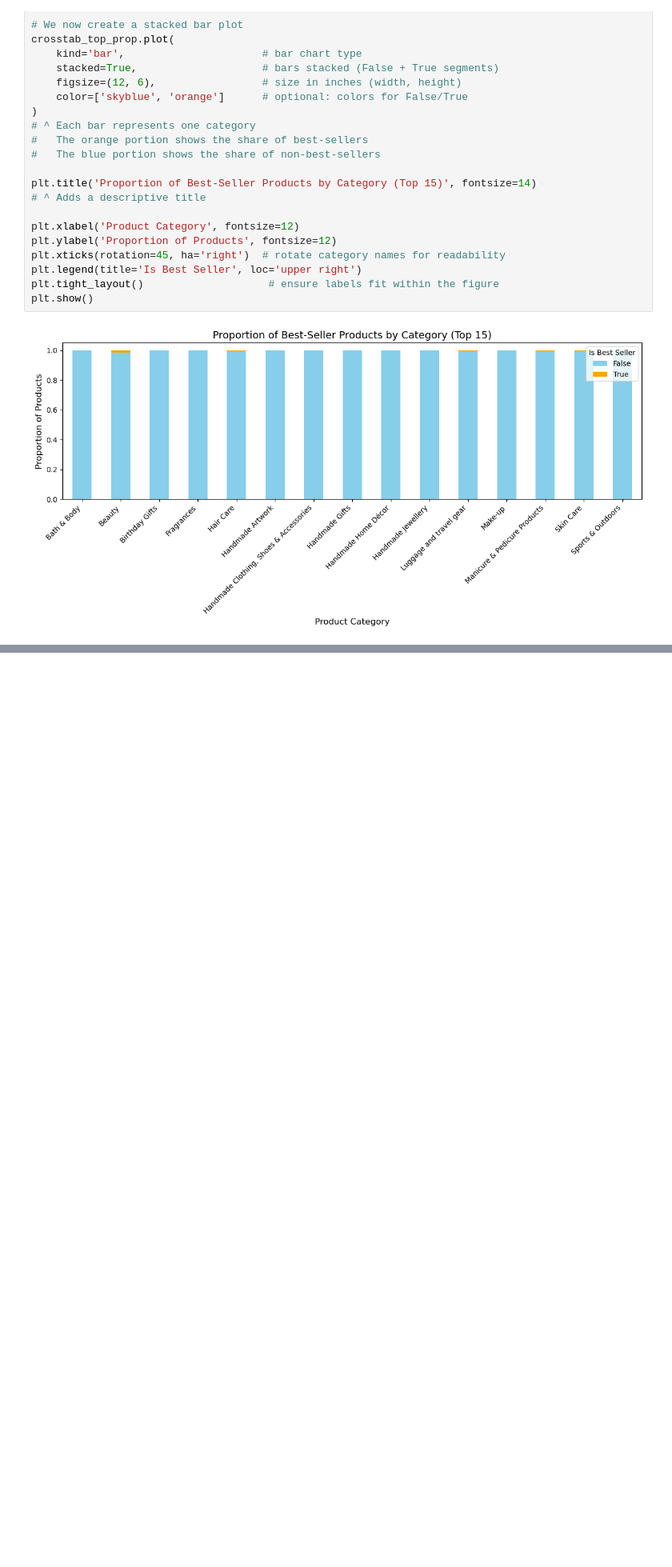
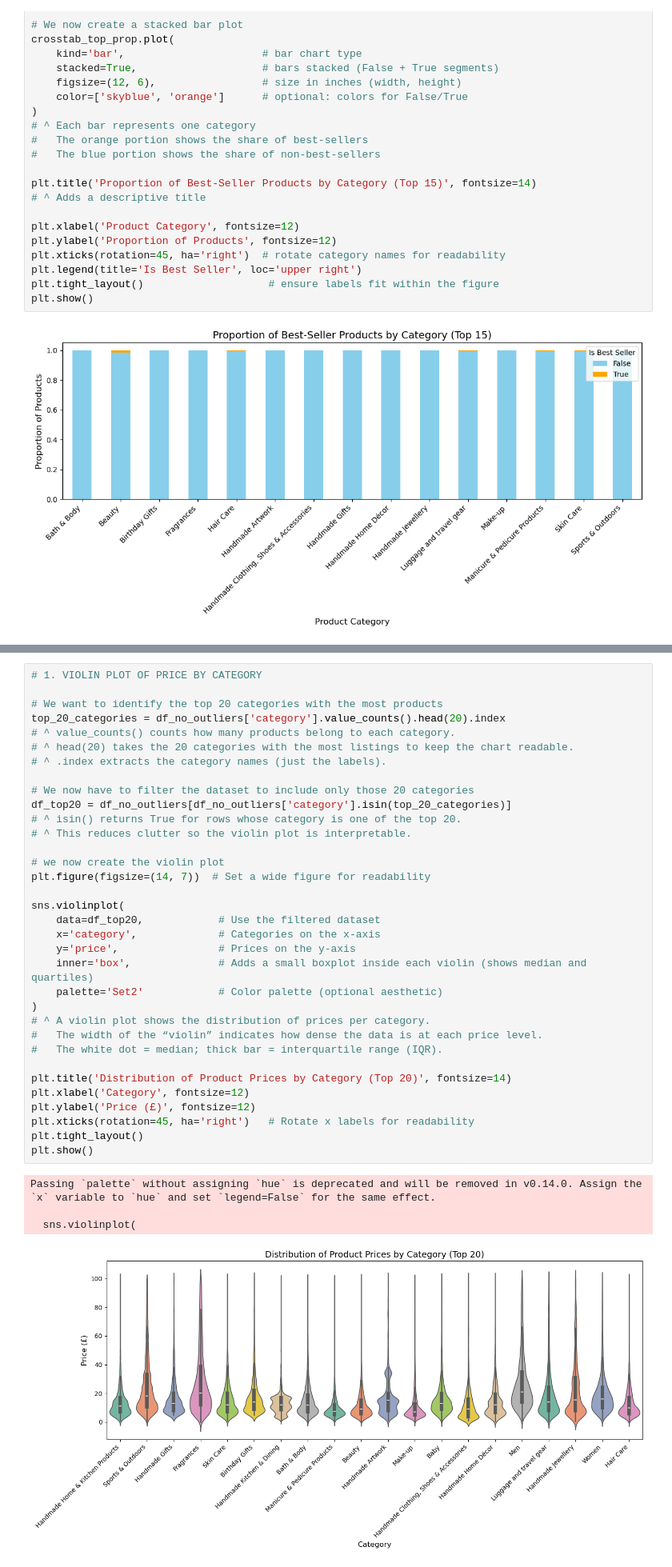
Before and after one commit to MrBrosman/lab-eda-bivariate, a Jupyter notebook: my_code.ipynb, the cells around one changed output, grey strips where cells are left out. Shown at 80% size. Cells and saved outputs as stored; diff of their text form; blank space fills up the shorter version.

```diff
--- a/my_code.ipynb
+++ b/my_code.ipynb
@@ -205,0 +302,39 @@ plt.show()
+# %%
+# 1. VIOLIN PLOT OF PRICE BY CATEGORY
+
+# We want to identify the top 20 categories with the most products
+top_20_categories = df_no_outliers['category'].value_counts().head(20).index
+# ^ value_counts() counts how many products belong to each category.
+# ^ head(20) takes the 20 categories with the most listings to keep the chart readable.
+# ^ .index extracts the category names (just the labels).
+
+# We now have to filter the dataset to include only those 20 categories
+df_top20 = df_no_outliers[df_no_outliers['category'].isin(top_20_categories)]
+# ^ isin() returns True for rows whose category is one of the top 20.
+# ^ This reduces clutter so the violin plot is interpretable.
+
+# we now create the violin plot
+plt.figure(figsize=(14, 7))  # Set a wide figure for readability
+
+sns.violinplot(
+    data=df_top20,            # Use the filtered dataset
+    x='category',             # Categories on the x-axis
+    y='price',                # Prices on the y-axis
+    inner='box',              # Adds a small boxplot inside each violin (shows median and quartiles)
+    palette='Set2'            # Color palette (optional aesthetic)
+)
+# ^ A violin plot shows the distribution of prices per category.
+#   The width of the “violin” indicates how dense the data is at each price level.
+#   The white dot = median; thick bar = interquartile range (IQR).
+
+plt.title('Distribution of Product Prices by Category (Top 20)', fontsize=14)
+plt.xlabel('Category', fontsize=12)
+plt.ylabel('Price (£)', fontsize=12)
+plt.xticks(rotation=45, ha='right')   # Rotate x labels for readability
+plt.tight_layout()
+plt.show()
+# %% [output]
+Passing `palette` without assigning `hue` is deprecated and will be removed in v0.14.0. Assign the `x` variable to `hue` and set `legend=False` for the same effect.
+
+  sns.violinplot(
+[figure, added]
```
Also changed, not shown: parts of 15 cells of this notebook.
